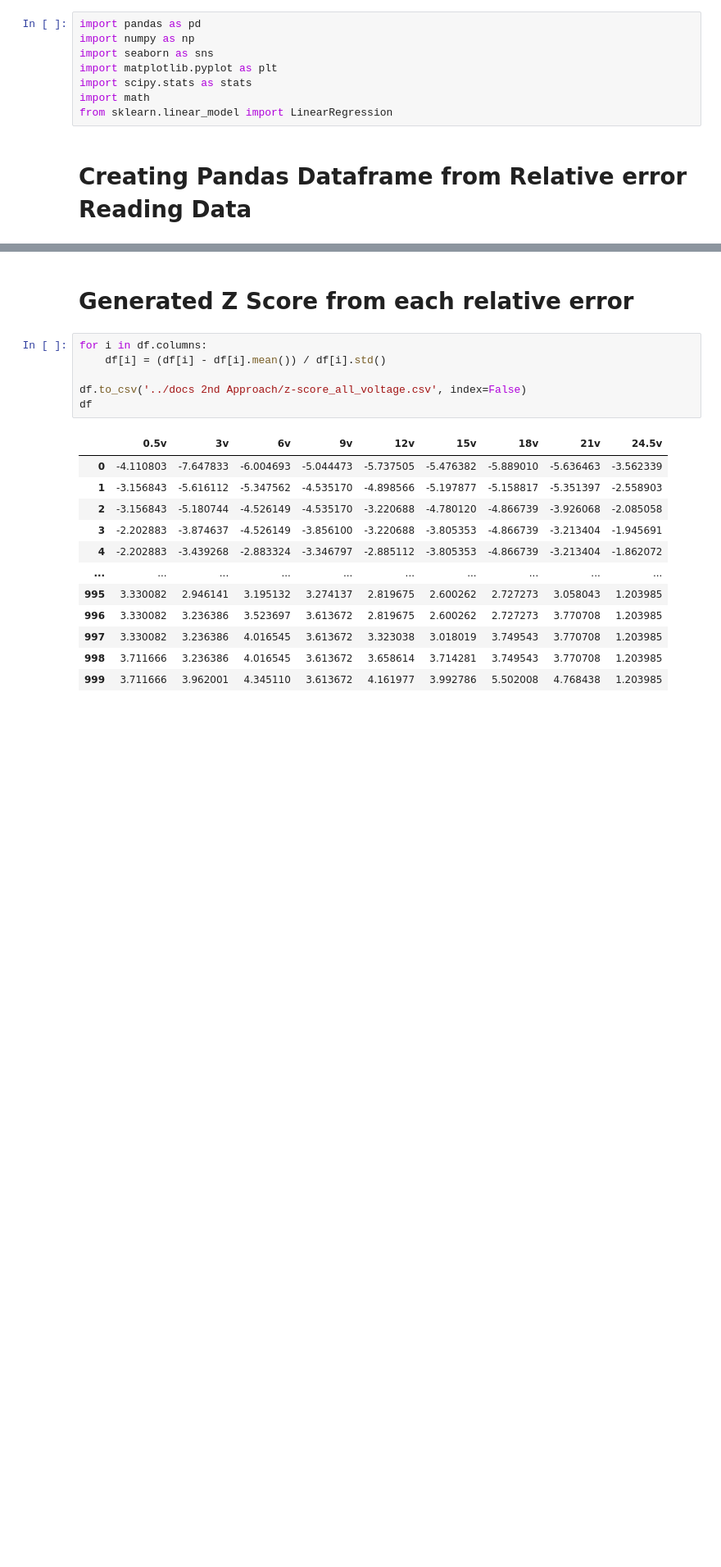
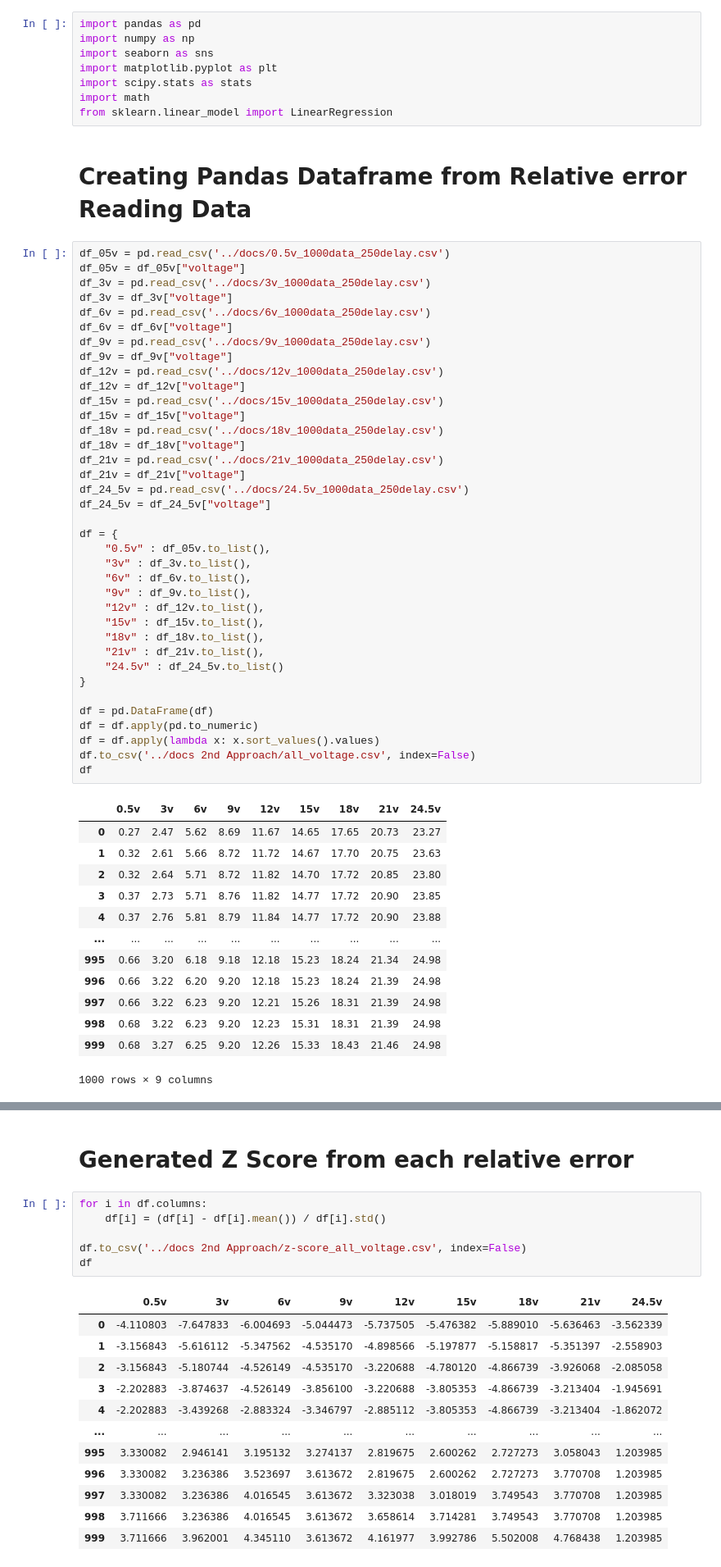
Before and after one commit to BiggusMaximus/Solar-Panel-Monitoring, a Jupyter notebook: Arduino-Bluetooth/2nd Approach/relative_error_generated.ipynb, the cells around one changed output, grey strips where cells are left out. Shown at 82% size. Saved outputs shown, nothing was run; the diff lists cells and outputs as text; blank space fills up the shorter version.

```diff
--- a/Arduino-Bluetooth/2nd Approach/relative_error_generated.ipynb
+++ b/Arduino-Bluetooth/2nd Approach/relative_error_generated.ipynb
@@ -8,4 +8,55 @@ import math
 from sklearn.linear_model import LinearRegression
 # %% [markdown]
 # Creating Pandas Dataframe from Relative error Reading Data
+# %%
+df_05v = pd.read_csv('../docs/0.5v_1000data_250delay.csv')
+df_05v = df_05v["voltage"]
+df_3v = pd.read_csv('../docs/3v_1000data_250delay.csv')
+df_3v = df_3v["voltage"]
+df_6v = pd.read_csv('../docs/6v_1000data_250delay.csv')
+df_6v = df_6v["voltage"]
+df_9v = pd.read_csv('../docs/9v_1000data_250delay.csv')
+df_9v = df_9v["voltage"]
+df_12v = pd.read_csv('../docs/12v_1000data_250delay.csv')
+df_12v = df_12v["voltage"]
+df_15v = pd.read_csv('../docs/15v_1000data_250delay.csv')
+df_15v = df_15v["voltage"]
+df_18v = pd.read_csv('../docs/18v_1000data_250delay.csv')
+df_18v = df_18v["voltage"]
+df_21v = pd.read_csv('../docs/21v_1000data_250delay.csv')
+df_21v = df_21v["voltage"]
+df_24_5v = pd.read_csv('../docs/24.5v_1000data_250delay.csv')
+df_24_5v = df_24_5v["voltage"]
+
+df = {
+    "0.5v" : df_05v.to_list(),
+    "3v" : df_3v.to_list(),
+    "6v" : df_6v.to_list(),
+    "9v" : df_9v.to_list(),
+    "12v" : df_12v.to_list(),
+    "15v" : df_15v.to_list(),
+    "18v" : df_18v.to_list(),
+    "21v" : df_21v.to_list(),
+    "24.5v" : df_24_5v.to_list()
+}
+
+df = pd.DataFrame(df)
+df = df.apply(pd.to_numeric)
+df = df.apply(lambda x: x.sort_values().values)
+df.to_csv('../docs 2nd Approach/all_voltage.csv', index=False)
+df
+# %% [output]
+|  | 0.5v | 3v | 6v | 9v | 12v | 15v | 18v | 21v | 24.5v |
+| 0 | 0.27 | 2.47 | 5.62 | 8.69 | 11.67 | 14.65 | 17.65 | 20.73 | 23.27 |
+| 1 | 0.32 | 2.61 | 5.66 | 8.72 | 11.72 | 14.67 | 17.70 | 20.75 | 23.63 |
+| 2 | 0.32 | 2.64 | 5.71 | 8.72 | 11.82 | 14.70 | 17.72 | 20.85 | 23.80 |
+| 3 | 0.37 | 2.73 | 5.71 | 8.76 | 11.82 | 14.77 | 17.72 | 20.90 | 23.85 |
+| 4 | 0.37 | 2.76 | 5.81 | 8.79 | 11.84 | 14.77 | 17.72 | 20.90 | 23.88 |
+| ... | ... | ... | ... | ... | ... | ... | ... | ... | ... |
+| 995 | 0.66 | 3.20 | 6.18 | 9.18 | 12.18 | 15.23 | 18.24 | 21.34 | 24.98 |
+| 996 | 0.66 | 3.22 | 6.20 | 9.20 | 12.18 | 15.23 | 18.24 | 21.39 | 24.98 |
+| 997 | 0.66 | 3.22 | 6.23 | 9.20 | 12.21 | 15.26 | 18.31 | 21.39 | 24.98 |
+| 998 | 0.68 | 3.22 | 6.23 | 9.20 | 12.23 | 15.31 | 18.31 | 21.39 | 24.98 |
+| 999 | 0.68 | 3.27 | 6.25 | 9.20 | 12.26 | 15.33 | 18.43 | 21.46 | 24.98 |
+1000 rows × 9 columns
 # %%
```
Also changed, not shown: parts of 1 cell of this notebook, 16 other files.
